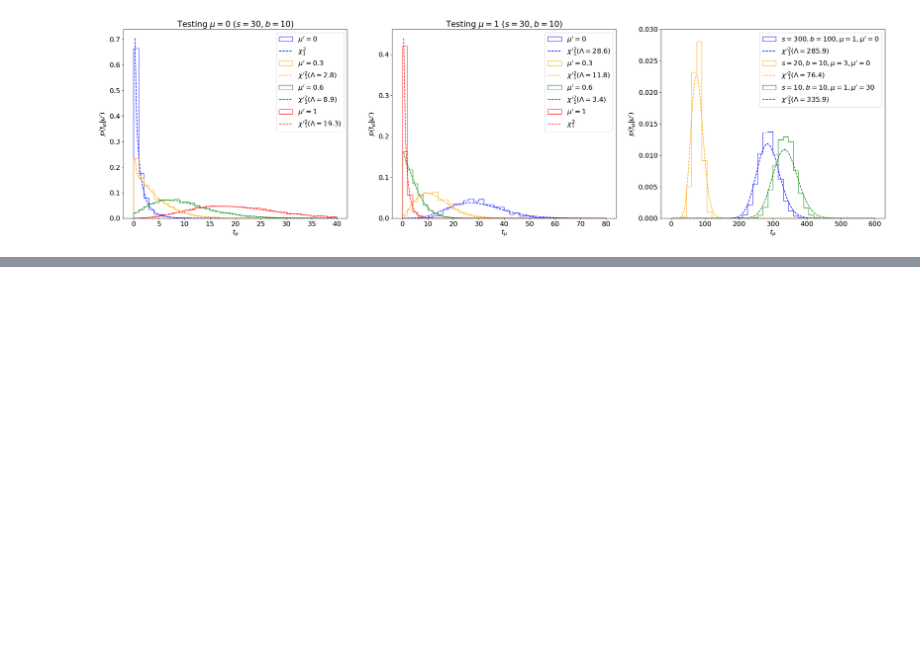
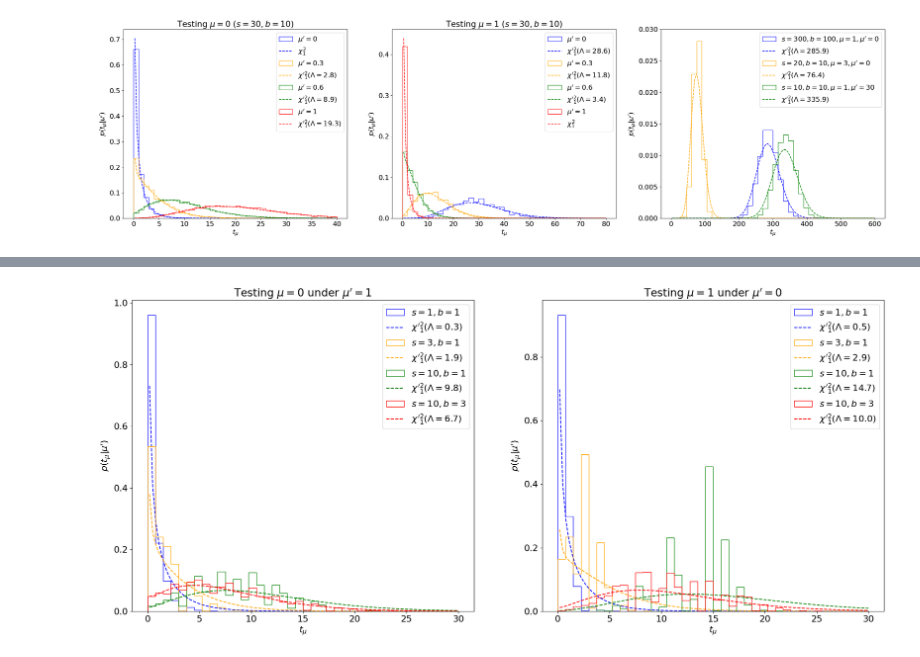
Before and after one commit to rkansal47/stats-for-hep, a Jupyter notebook: stats-for-hep/06-asymptotic-formulae.ipynb, the cells around one changed output, grey strips where cells are left out. Drawn from its saved outputs; the diff is of its cells as text; code cells hidden in the pictures; blank space fills up the shorter version.

```diff
--- a/stats-for-hep/06-asymptotic-formulae.ipynb
+++ b/stats-for-hep/06-asymptotic-formulae.ipynb
@@ -464,6 +535,9 @@ $$ (6asimov_mles)
 # %%
 def LambdaA(mu, muprime, s, bprime):
-    """Returns the test statistic for observations n = E[n] = µ's + b', m = E[m] = b'"""
+    """
+    Non-centrality parameter of the asymptotic non-central chi-squared distribution of p(t_mu),
+    estimated using the test statistic for the Asimov dataset n = E[n] = µ's + b', m = E[m] = b'
+    """
     return t_s(s * mu, s * muprime + bprime, bprime)
 
 
@@ -472,0 +607,4 @@ plot_p_tmu(LambdaA)
+# %%
+plot_p_tmu_sb(LambdaA)
+# %% [output]
+[figure, added]
```
Also changed, not shown: parts of 24 cells of this notebook, 2 other files.
